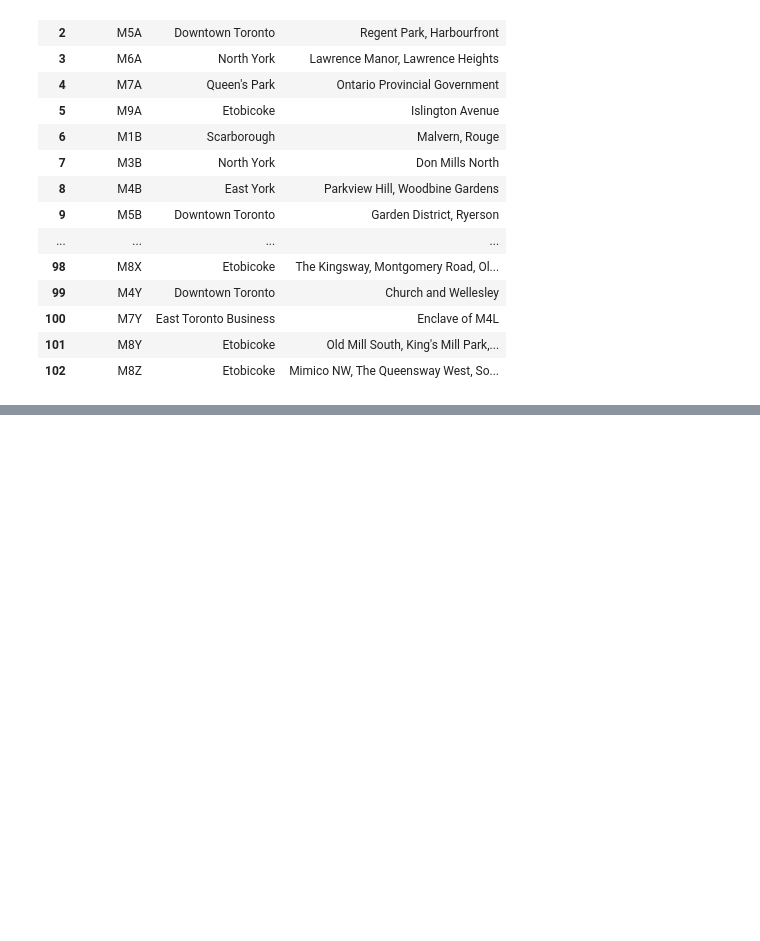
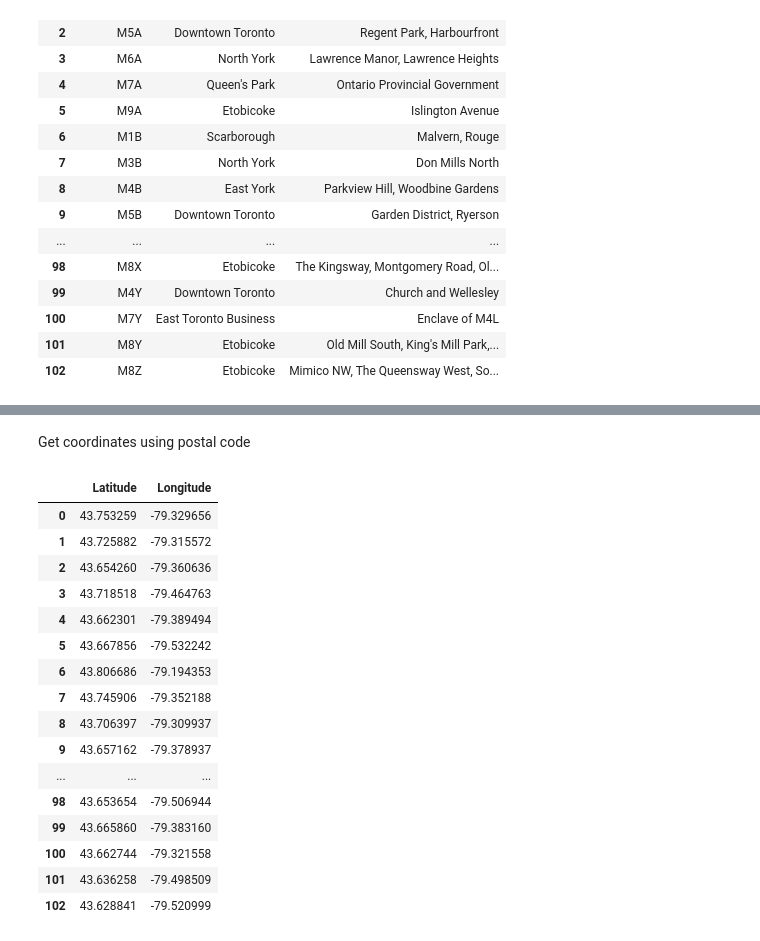
Before and after one commit to mahmoudhablas/IBMDataScienceProject, a Jupyter notebook: capstone.ipynb, the cells around one changed output, grey strips where cells are left out. Drawn from its saved outputs; the diff is of its cells as text; code cells hidden in the pictures; blank space fills up the shorter version.

Commit message:
Adding latitud and longitude to dataframe

```diff
--- a/capstone.ipynb
+++ b/capstone.ipynb
@@ -125,0 +147,31 @@ df
+# %% [markdown]
+Get coordinates using postal code
+# %%
+latitude = []
+longitude = []
+latitudeAndlongitude = pd.read_csv("Geospatial_Coordinates.csv")
+latitudeAndlongitude_df = pd.DataFrame(latitudeAndlongitude)
+for postal_code in df["PostalCode"]:
+    latitude.append(latitudeAndlongitude_df.loc[latitudeAndlongitude_df['Postal Code'] == postal_code,"Latitude"].values[0])
+    longitude.append(latitudeAndlongitude_df.loc[latitudeAndlongitude_df['Postal Code'] == postal_code,"Longitude"].values[0])
+
+ll_df = pd.DataFrame({"Latitude":latitude,"Longitude":longitude})
+ll_df
+# %% [output]
+|  | Latitude | Longitude |
+| 0 | 43.753259 | -79.329656 |
+| 1 | 43.725882 | -79.315572 |
+| 2 | 43.654260 | -79.360636 |
+| 3 | 43.718518 | -79.464763 |
+| 4 | 43.662301 | -79.389494 |
+| 5 | 43.667856 | -79.532242 |
+| 6 | 43.806686 | -79.194353 |
+| 7 | 43.745906 | -79.352188 |
+| 8 | 43.706397 | -79.309937 |
+| 9 | 43.657162 | -79.378937 |
+| ... | ... | ... |
+| 98 | 43.653654 | -79.506944 |
+| 99 | 43.665860 | -79.383160 |
+| 100 | 43.662744 | -79.321558 |
+| 101 | 43.636258 | -79.498509 |
+| 102 | 43.628841 | -79.520999 |
```
Also changed, not shown: parts of 1 cell of this notebook.
